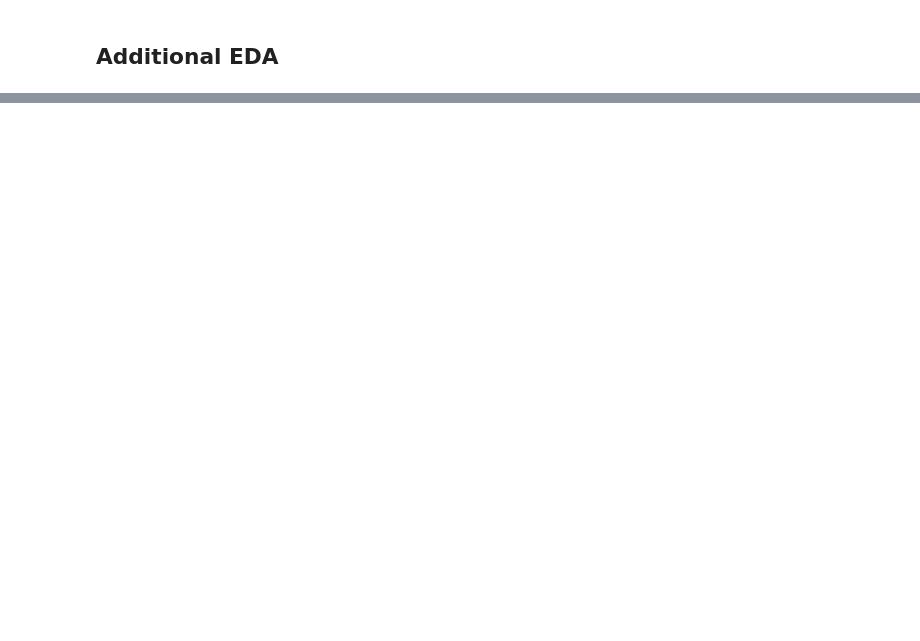
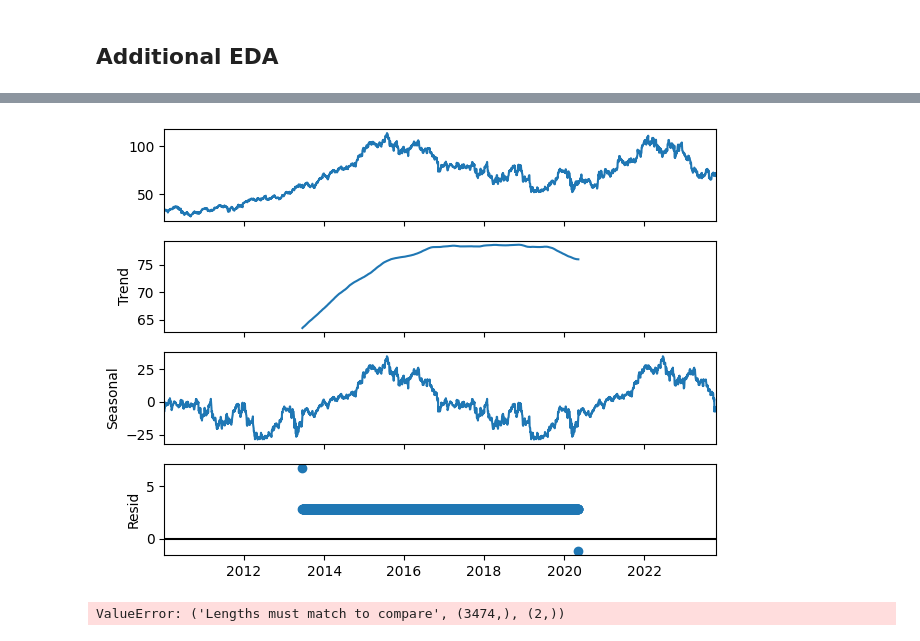
Before and after one commit to wafiakmal/daml-stockprice, a Jupyter notebook: load_data_dev.ipynb, the cells around one changed output, grey strips where cells are left out. Drawn from its saved outputs; the diff is of its cells as text; code cells hidden in the pictures; blank space fills up the shorter version.

```diff
--- a/load_data_dev.ipynb
+++ b/load_data_dev.ipynb
@@ -142,0 +177,10 @@ rule + bar
+# %%
+closing_data = data_df.loc[:,['Date', 'Close']]
+# pull only the year from column Date
+# closing_data['Date'] = pd.DatetimeIndex(closing_data['Date']).year
+closing_data['Date'] = pd.to_datetime(closing_data['Date'])
+closing_data.set_index('Date', inplace=True)
+# %%
+closing_data_test = closing_data.asfreq('d').dropna()
+
+# closing_data_test.value_counts()
@@ -142,0 +204,5 @@ rule + bar
+# %%
+res = sm.tsa.seasonal.seasonal_decompose(closing_data_test, model='additive', period = int(len(closing_data_test)/2))
+resplot = res.plot()
+# %% [output]
+[figure, added]
@@ -142,0 +211,10 @@ rule + bar
+# %%
+CVS_Seasonality=res.seasonal[res.seasonal.index.year == [2010,2023]]
+MA1=CVS_Seasonality.rolling(window=20).mean()
+plt.plot(CVS_Seasonality, label='CVS Seasonality')
+plt.plot(MA1, label='20D MA')
+plt.title("Seasonality of CVS", fontsize=18, fontweight='bold')
+plt.legend()
+plt.show()
+# %% [output]
+ValueError: ('Lengths must match to compare', (3474,), (2,))
```
Also changed, not shown: parts of 12 cells of this notebook, 1 other file.
